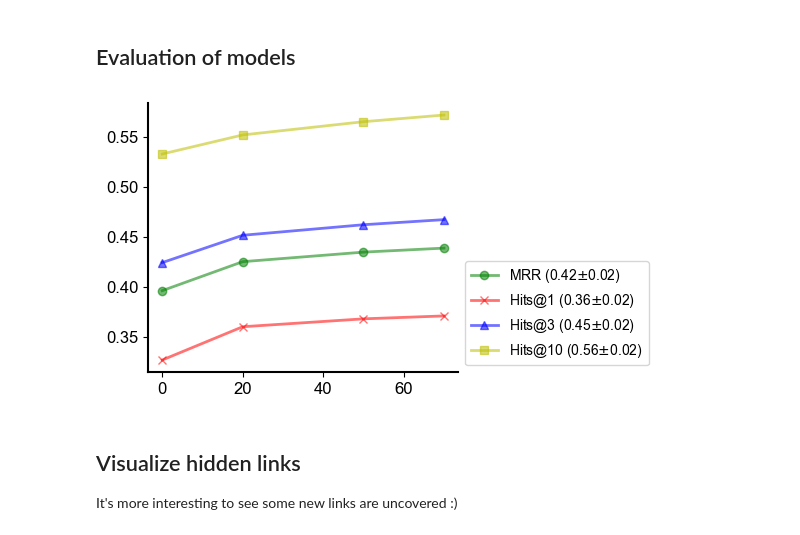
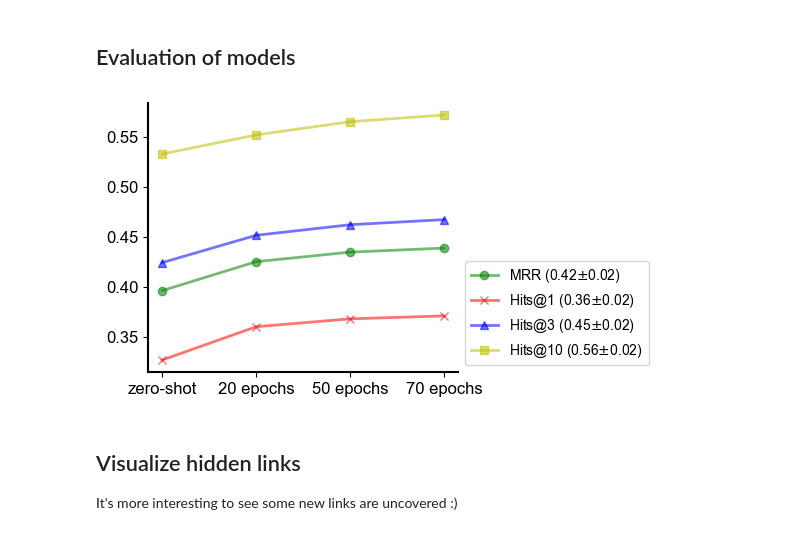
Before and after one commit to GraPharm-ML/grapharm, a Jupyter notebook: evaluation.ipynb, the cells around one changed output. Saved outputs shown, nothing was run; the diff lists cells and outputs as text; code cells hidden in the pictures.

```diff
--- a/evaluation.ipynb
+++ b/evaluation.ipynb
@@ -37,34 +37,36 @@ sys.path.append(srcpath)
 import matplotlib as mpl
 mpl.rcParams['axes.spines.left'] = True
 mpl.rcParams['axes.spines.right'] = False
 mpl.rcParams['axes.spines.top'] = False
 mpl.rcParams['axes.spines.bottom'] = True
 mpl.rcParams['xtick.labelsize'] = 12
 mpl.rcParams['ytick.labelsize'] = 12
 mpl.rcParams['axes.linewidth'] = 1.5
 
 df = pd.read_csv(f"{srcpath}/assets/evaluation.csv")
+df["epochs"] = df["epochs"].astype(str) + " epochs"
+df["epochs"] = df["epochs"].map({"0 epochs": "zero-shot"}).fillna(df["epochs"])
 df.set_index("epochs", inplace=True)
 markers = ("o", "x", "^", 's')
 colors = ('g', 'r', 'b', 'y')
 metrics_name = df.columns.to_list()[1:]
 
 
 plt.figure(figsize=(4,3.5))
 ax = plt.subplot()
 for i, metric in enumerate(metrics_name):
     ax.plot(
         df[metric],"{}-".format(markers[i]),
         label=metric + " ({:.2f}".format(np.round(df[metric].mean(),2)) + "$\pm$" + "{:.2f})".format(df[metric].std()),
         linewidth=2,
         alpha=0.55,
         color=colors[i],
     )
 
 plt.legend(loc='lower left', bbox_to_anchor=(1, 0));
 plt.savefig(f"{srcpath}/assets/plots/evaluation_linechart.png", bbox_inches="tight", dpi=400)
 # %% [output]
-[figure, old version]
+[figure, new version]
 # %% [markdown]
 ## Visualize hidden links
 
```
Also changed, not shown: 1 other file.
